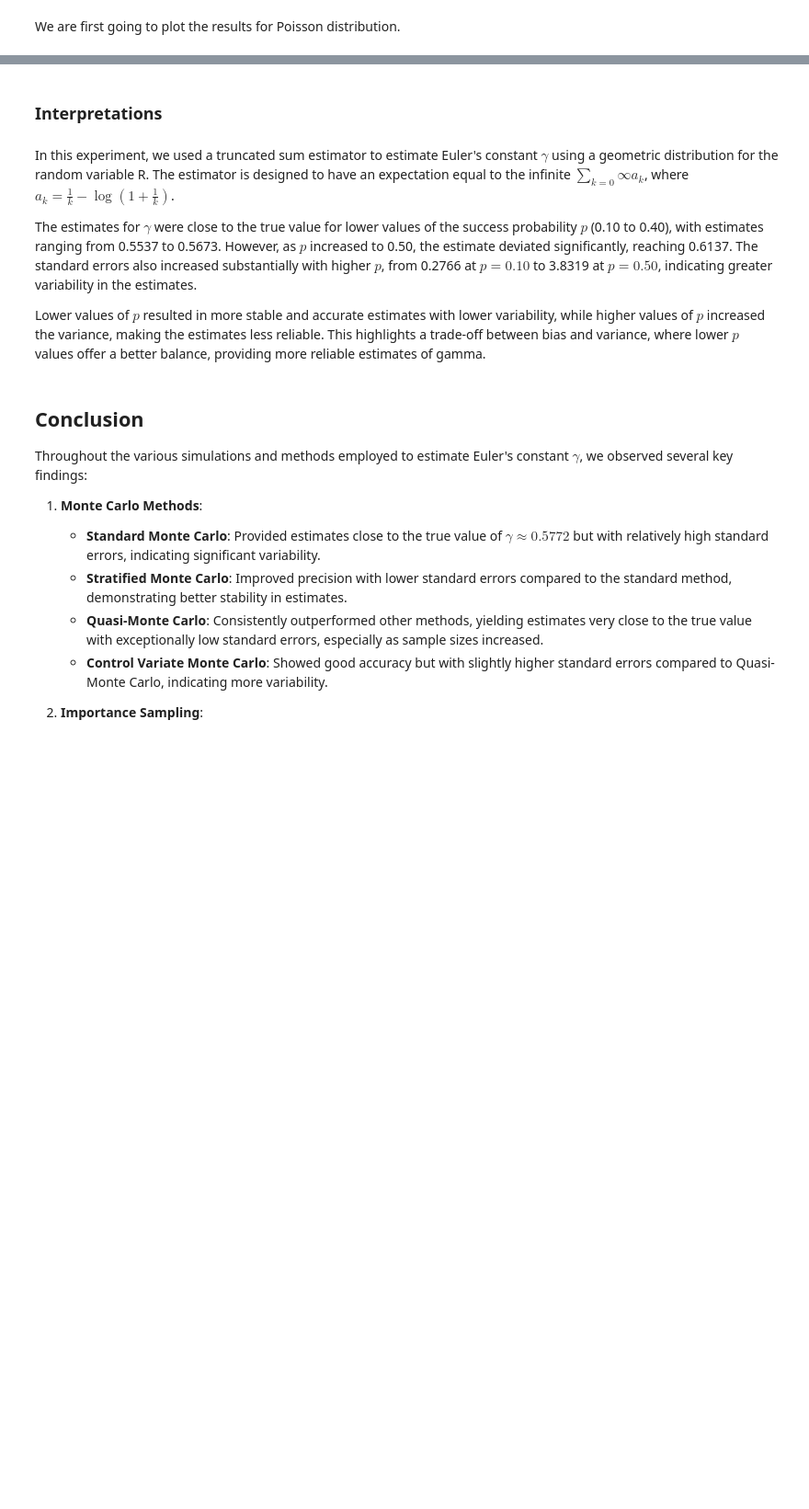
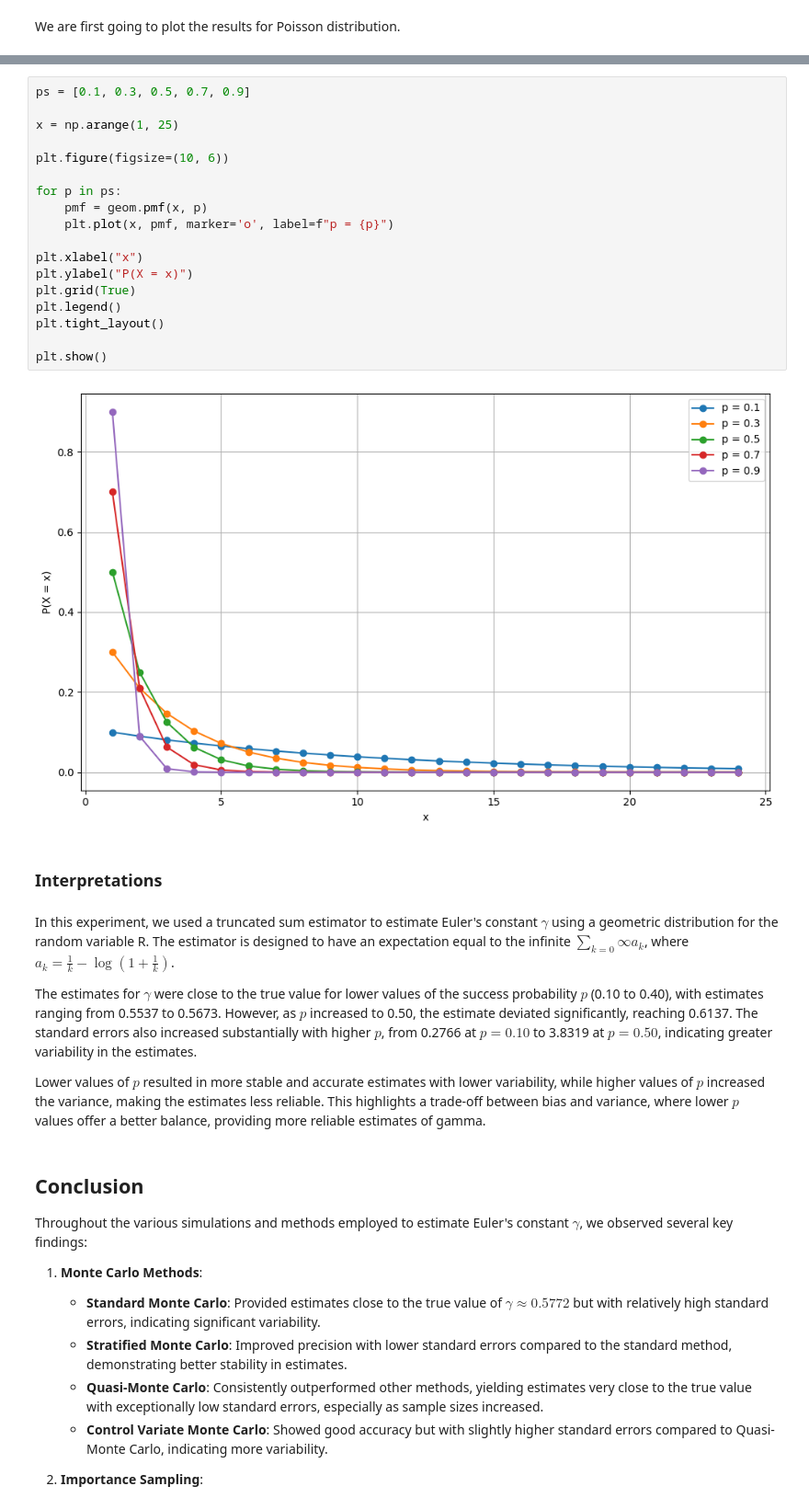
Before and after one commit to Leooryx/Euler_Monte_Carlo, a Jupyter notebook: main.ipynb, the cells around one changed output, grey strips where cells are left out. Shown at 92% size. Saved outputs shown, nothing was run; the diff lists cells and outputs as text; blank space fills up the shorter version.

```diff
--- a/main.ipynb
+++ b/main.ipynb
@@ -739,3 +845,23 @@ min:0.2656129821675266 reached for 0.1
+# %%
+ps = [0.1, 0.3, 0.5, 0.7, 0.9]
+
+x = np.arange(1, 25)
+
+plt.figure(figsize=(10, 6))
+
+for p in ps:
+    pmf = geom.pmf(x, p)
+    plt.plot(x, pmf, marker='o', label=f"p = {p}")
+
+plt.xlabel("x")
+plt.ylabel("P(X = x)")
+plt.grid(True)
+plt.legend()
+plt.tight_layout()
+
+plt.show()
+# %% [output]
+[figure, added]
 # %% [markdown]
 ### Interpretations
 # %% [markdown]
```
Also changed, not shown: parts of 11 cells of this notebook.
